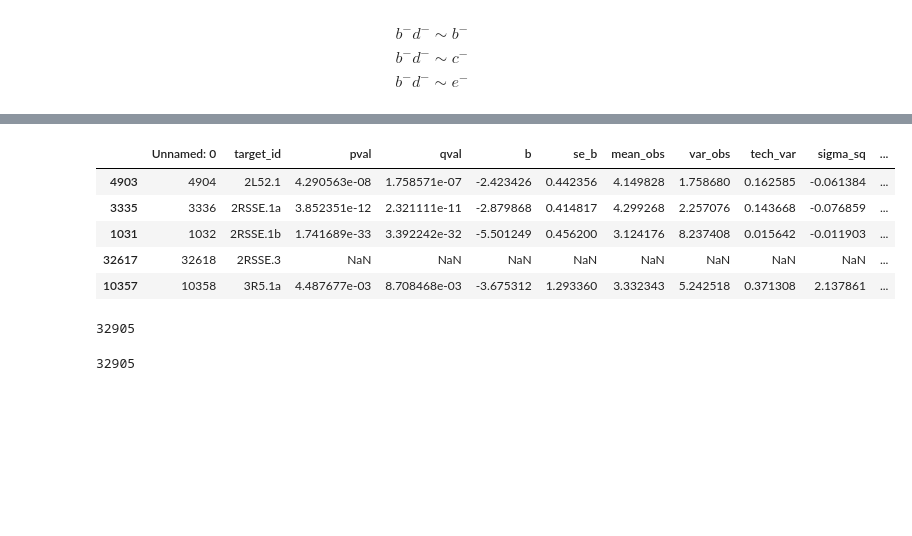
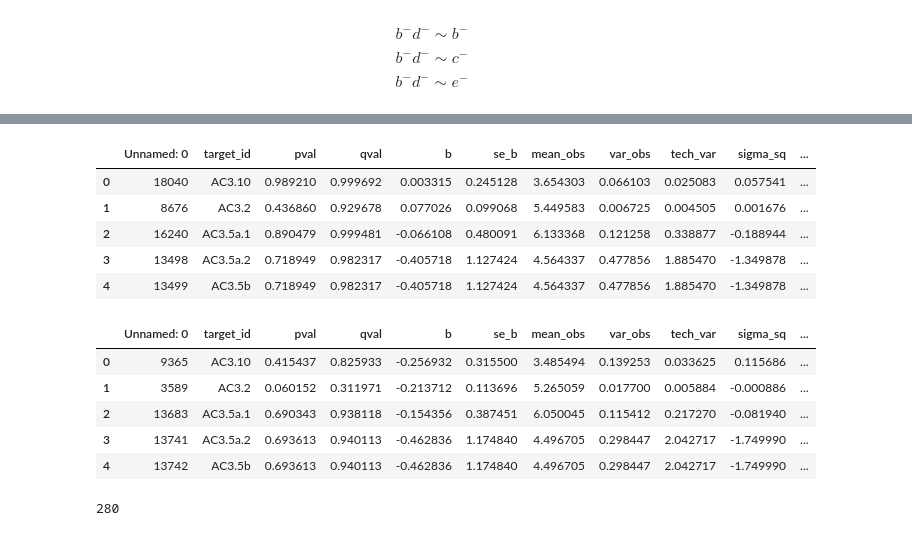
Before and after one commit to WormLabCaltech/mprsq, a Jupyter notebook: src/Genetic Analysis of RNA-Seq Data.ipynb, the cells around one changed output, grey strips where cells are left out. Cells and saved outputs as stored; diff of their text form; code cells hidden in the pictures; blank space fills up the shorter version.

```diff
--- a/src/Genetic Analysis of RNA-Seq Data.ipynb
+++ b/src/Genetic Analysis of RNA-Seq Data.ipynb
@@ -307,6 +307,7 @@ for key, name in enumerate(tpm):
     filter2 = (~temp.target_id.isin(na))
     temp2 = temp[filter2]
     tpm_filtered[name] = temp2.copy()
+    tpm_filtered[name].reset_index(drop=True, inplace=True)
 
 for key, genotype in enumerate(beta):
     # replace beta dfs with filtered values also
@@ -315,4 +316,5 @@ for key, genotype in enumerate(beta):
     filter2 = (~temp.target_id.isin(na))
     temp2 = temp[filter2]
     beta_filtered[genotype] =temp2.copy()
+    beta_filtered[genotype].reset_index(drop=True, inplace=True)
 # %% [output]
@@ -889,17 +994,52 @@ genmap
+# %%
+# find all the genes in the hypoxia response:
+ovb = beta_filtered['b'].copy()
+ovd = beta_filtered['d'].copy()
+ove = beta_filtered['e'].copy()
+
+# ovb.sort_values('target_id', inplace=True)
+# ovd.sort_values('target_id', inplace=True)
+# ove.sort_values('target_id', inplace=True)
+
+ovb['d_qval'] = ovd.qval
+ovb['e_qval'] = ove.qval
+
+def retrieve_d(x):
+    ind = (ovd.target_id == x)
+    return ovd[ind].b.values[0]
+
+def retrieve_e(x):
+    ind = (ovd.target_id == x)
+    return ovd[ind].b.values[0]
+
+ovb['d_b'] = ovd.b
+ovb['e_b'] = ove.b
+ind1 = (ovb.qval < 0.1)
+ind2 = (ovb.d_qval < 0.1)
+ind3 = (ovb.e_qval < 0.1)
+
+ind4 = (ovb.b*ovb.d_b*ovb.e_b > 0)
+
+hypoxia_genes = ovb[ind1 & ind2 & ind3 & ind4]
 # %%
-batch_beta.head()
+ovd.head()
 # %% [output]
 |  | Unnamed: 0 | target_id | pval | qval | b | se_b | mean_obs | var_obs | tech_var | sigma_sq | ... |
-| 4903 | 4904 | 2L52.1 | 4.290563e-08 | 1.758571e-07 | -2.423426 | 0.442356 | 4.149828 | 1.758680 | 0.162585 | -0.061384 | ... |
-| 3335 | 3336 | 2RSSE.1a | 3.852351e-12 | 2.321111e-11 | -2.879868 | 0.414817 | 4.299268 | 2.257076 | 0.143668 | -0.076859 | ... |
-| 1031 | 1032 | 2RSSE.1b | 1.741689e-33 | 3.392242e-32 | -5.501249 | 0.456200 | 3.124176 | 8.237408 | 0.015642 | -0.011903 | ... |
-| 32617 | 32618 | 2RSSE.3 | NaN | NaN | NaN | NaN | NaN | NaN | NaN | NaN | ... |
-| 10357 | 10358 | 3R5.1a | 4.487677e-03 | 8.708468e-03 | -3.675312 | 1.293360 | 3.332343 | 5.242518 | 0.371308 | 2.137861 | ... |
+| 0 | 18040 | AC3.10 | 0.989210 | 0.999692 | 0.003315 | 0.245128 | 3.654303 | 0.066103 | 0.025083 | 0.057541 | ... |
+| 1 | 8676 | AC3.2 | 0.436860 | 0.929678 | 0.077026 | 0.099068 | 5.449583 | 0.006725 | 0.004505 | 0.001676 | ... |
+| 2 | 16240 | AC3.5a.1 | 0.890479 | 0.999481 | -0.066108 | 0.480091 | 6.133368 | 0.121258 | 0.338877 | -0.188944 | ... |
+| 3 | 13498 | AC3.5a.2 | 0.718949 | 0.982317 | -0.405718 | 1.127424 | 4.564337 | 0.477856 | 1.885470 | -1.349878 | ... |
+| 4 | 13499 | AC3.5b | 0.718949 | 0.982317 | -0.405718 | 1.127424 | 4.564337 | 0.477856 | 1.885470 | -1.349878 | ... |
-# %%
-len(batch_beta.target_id.unique())
-# %% [output]
-32905
-# %%
-len(batch_beta.target_id)
-# %% [output]
-32905
+# %%
+ovb.head()
+# %% [output]
+|  | Unnamed: 0 | target_id | pval | qval | b | se_b | mean_obs | var_obs | tech_var | sigma_sq | ... |
+| 0 | 9365 | AC3.10 | 0.415437 | 0.825933 | -0.256932 | 0.315500 | 3.485494 | 0.139253 | 0.033625 | 0.115686 | ... |
+| 1 | 3589 | AC3.2 | 0.060152 | 0.311971 | -0.213712 | 0.113696 | 5.265059 | 0.017700 | 0.005884 | -0.000886 | ... |
+| 2 | 13683 | AC3.5a.1 | 0.690343 | 0.938118 | -0.154356 | 0.387451 | 6.050045 | 0.115412 | 0.217270 | -0.081940 | ... |
+| 3 | 13741 | AC3.5a.2 | 0.693613 | 0.940113 | -0.462836 | 1.174840 | 4.496705 | 0.298447 | 2.042717 | -1.749990 | ... |
+| 4 | 13742 | AC3.5b | 0.693613 | 0.940113 | -0.462836 | 1.174840 | 4.496705 | 0.298447 | 2.042717 | -1.749990 | ... |
+# %%
+len(hypoxia_genes)
+# %% [output]
+280
```
Also changed, not shown: parts of 46 cells of this notebook, 54 other files.
